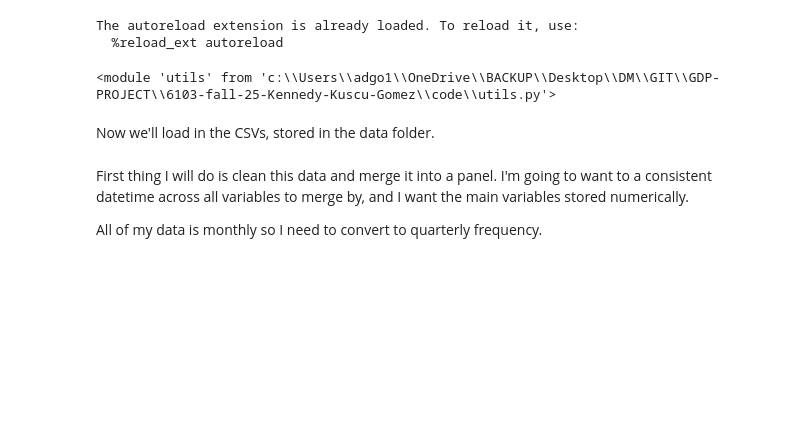
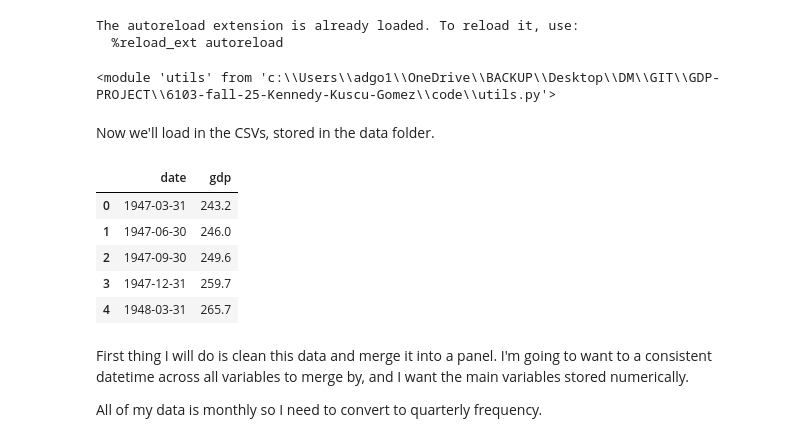
Before and after one commit to alejandrog-alt/6103-fall-25-Kennedy-Kuscu-Gomez, a Jupyter notebook: code/wpk_data_load.ipynb, the cells around one changed output. Cells and saved outputs as stored; diff of their text form; code cells hidden in the pictures; blank space fills up the shorter version.

```diff
--- a/code/wpk_data_load.ipynb
+++ b/code/wpk_data_load.ipynb
@@ -105,33 +107,42 @@ fed_surplus_deficit = pd.read_csv("../data/fed_surplus_deficit.csv")
 # GDP, from BEA, https://www.bea.gov/data/gdp/gross-domestic-product
 # quarterly, billions of dollars, main dependent variable
 gdp = pd.read_csv("../data/gdp_bea.csv", skiprows=3)
 
 years = gdp.columns[2:]  # start after 'Line' and blank col
 years = np.floor(pd.to_numeric(years)).values
 
 quarters = gdp.iloc[0, 2:].values
 
 # make a combined year-quarter label
 periods = [f"{int(y)}Q{int(q[-1])}" for y, q in zip(years, quarters)]
 
 # Find the gdp row (Line 1)
 gdp_row = pd.to_numeric(gdp.iloc[1, 2:].values)
 
 # make a df with just the date and gdp values
 gdp = pd.DataFrame({
     "quarter": periods,
     "gdp": pd.to_numeric(gdp_row, errors="coerce")
 })
 
 # create a datetime column
 # we have "YYYYQn", want quarterly datetime
 gdp["date"] = pd.PeriodIndex(gdp["quarter"], freq="Q").to_timestamp()
 
 # reorder and keep only the two requested columns
 gdp = gdp[["date", "gdp"]]
 
 # make dates end of month (to be consistent with other dfs)
 gdp["date"] = gdp["date"] + pd.offsets.QuarterEnd(0)
+
+gdp.head()
+# %% [output]
+|  | date | gdp |
+| 0 | 1947-03-31 | 243.2 |
+| 1 | 1947-06-30 | 246.0 |
+| 2 | 1947-09-30 | 249.6 |
+| 3 | 1947-12-31 | 259.7 |
+| 4 | 1948-03-31 | 265.7 |
 # %% [markdown]
 First thing I will do is clean this data and merge it into a panel. I'm going to want to a consistent datetime across all variables to merge by, and I want the main variables stored numerically.
 
```
Also changed, not shown: parts of 8 cells of this notebook, 2 other files.
